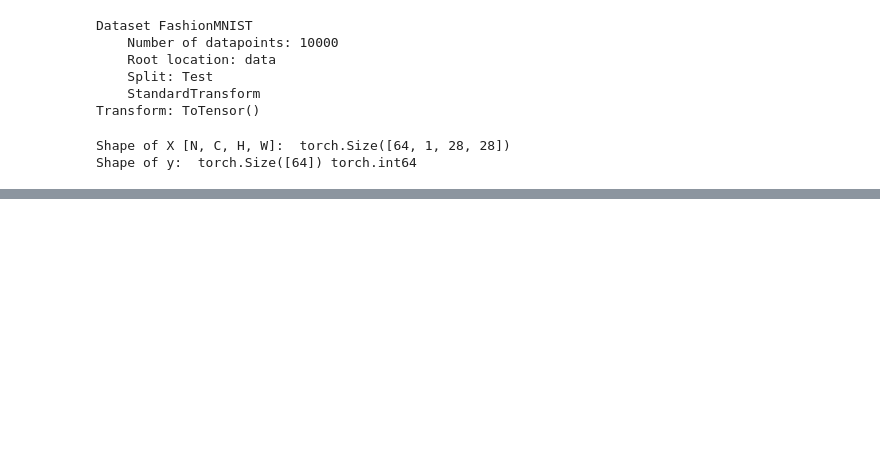
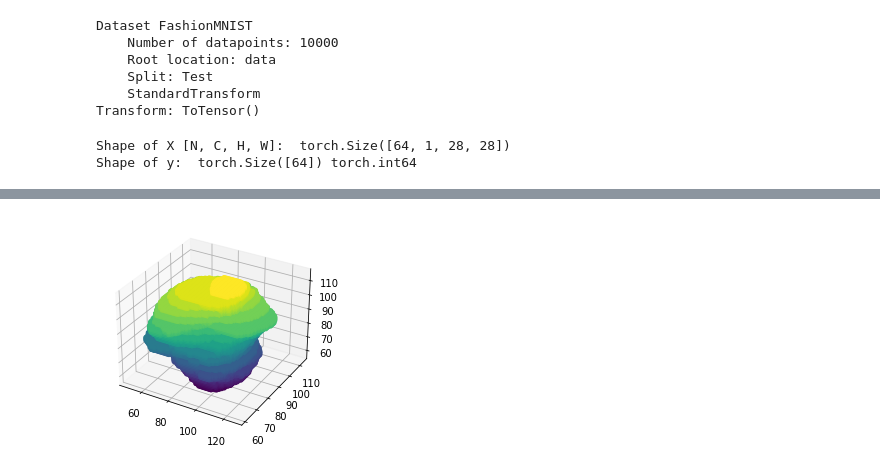
Before and after one commit to PHastings37/Mphys-proj, a Jupyter notebook: NN_testing.ipynb, the cells around one changed output, grey strips where cells are left out. Drawn from its saved outputs; the diff is of its cells as text; code cells hidden in the pictures; blank space fills up the shorter version.

```diff
--- a/NN_testing.ipynb
+++ b/NN_testing.ipynb
@@ -82,10 +82,15 @@ class CustomImageDataset():
         # if self.target_transform(label):
         #     label = self.target_transform(label)
         return(tensor,label)
+dataset = []
 
+for file in os.listdir(croppath):
+    if "-RT" in file:
+        image = sitk.ReadImage(os.path.join(croppath, file))
+        array = sitk.GetArrayFromImage(image)
+        dataset.append(array)
 
-for i in range(len(os.listdir(croppath))):
-    dataset = CustomImageDataset(croppath, ToTensor(), None)
-    array, label = dataset.__get_item__(i)
-    print(array.dtype)
+#dataset = CustomImageDataset(croppath, ToTensor(), None)
+tensor = torch.tensor(dataset)
+print(tensor.shape)
 # %% [output]
@@ -108,0 +109,8 @@ torch.float32
+# %%
+fig = plt.figure()
+ax = fig.add_subplot(111, projection="3d")
+z,x,y = dataset[19].nonzero()
+ax.scatter(x,y,z,c=z,alpha = 1)
+plt.show()
+# %% [output]
+[figure, added]
```
Also changed, not shown: parts of 5 cells of this notebook.
